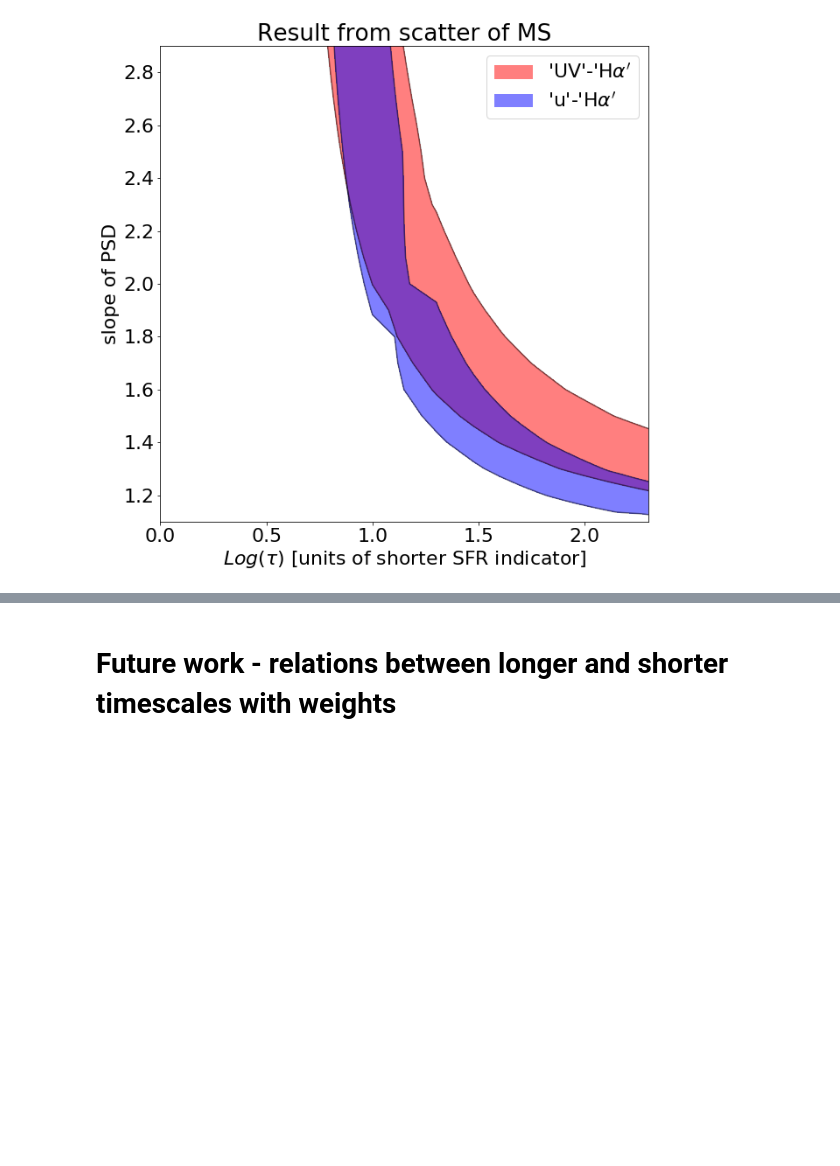
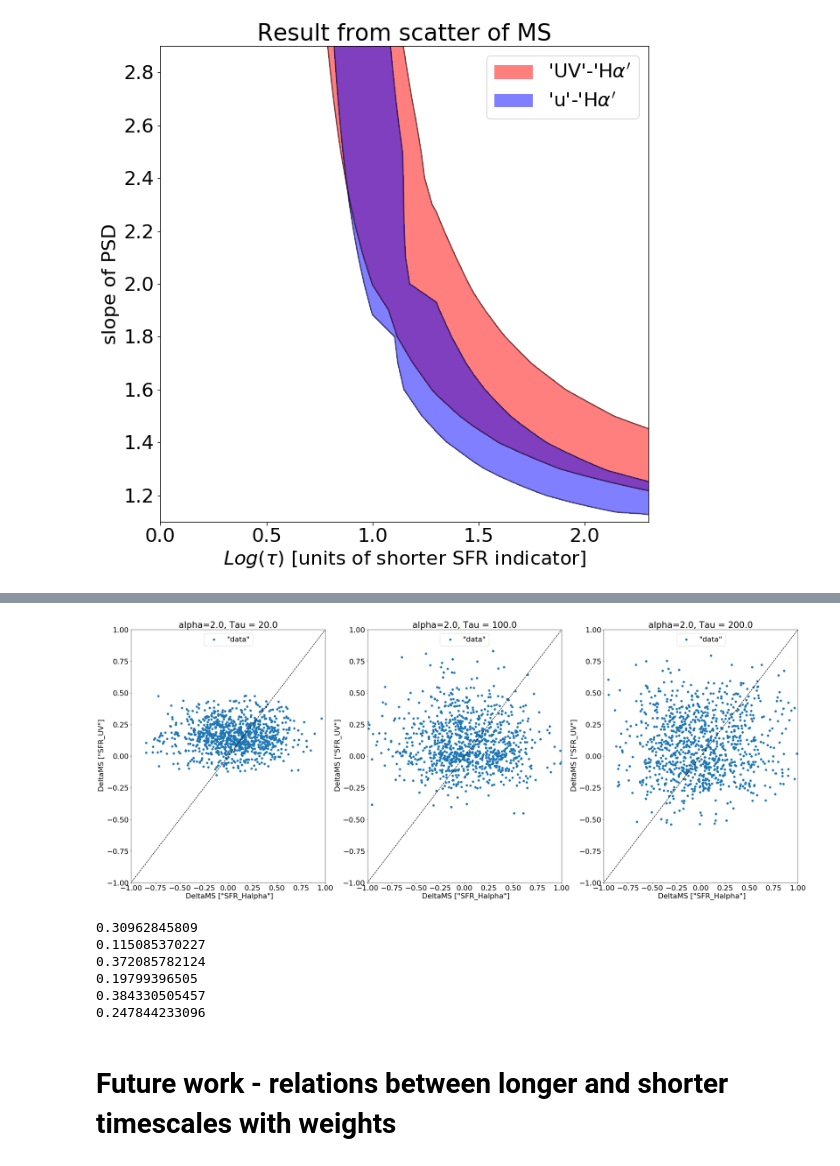
Before and after one commit to nevencaplar/Main-Sequence-Variability, a Jupyter notebook: Main_Sequence_Variability.ipynb, the cells around one changed output, grey strips where cells are left out. Saved outputs shown, nothing was run; the diff lists cells and outputs as text; code cells hidden in the pictures; blank space fills up the shorter version.

```diff
--- a/Main_Sequence_Variability.ipynb
+++ b/Main_Sequence_Variability.ipynb
@@ -880,3 +954,62 @@ ax.set_ylabel('slope of PSD')
+# %%
+tau_Example1=(1/v_bend_Example1)/(2*np.pi)
+tau_Example2=(1/v_bend_Example2)/(2*np.pi)
+tau_Example3=(1/v_bend_Example3)/(2*np.pi)
+# %%
+plt.figure(figsize=(30,12))
+
+plt.subplot(1,3,1)
+plt.scatter(delc_flux_Example1_convolved_decay_time1_sample,delc_flux_Example1_convolved_decay_time2_sample,label='"data"')
+plt.plot(np.arange(-3,3,0.01),np.arange(-3,3,0.01),color='black',ls='--')
+plt.xlabel(' DeltaMS ["SFR_Halpha"]')
+plt.ylabel(' DeltaMS ["SFR_UV"]')
+plt.legend(loc='upper center')
+plt.title("alpha="+str(a_low)+", Tau = "+str(tau_Example1))
+plt.xlim(-1,1)
+plt.ylim(-1,1)
+#plt.text(-0.4, -0.85,"Scatter of MS in UV (data): "+"%.2f" % round(np.std(res_Example1[:,1]),2),{'color': 'black', 'fontsize': 20})
+#plt.text(-0.4, -0.95,"Scatter of MS in UV (theoretical): "+"%.2f" % round(get_scatter_MS(tau_Example1,a_low)[Tmax-1][1]*0.4,2),{'color': 'black', 'fontsize': 20})
+
+plt.subplot(1,3,2)
+plt.scatter(delc_flux_Example2_convolved_decay_time1_sample,delc_flux_Example2_convolved_decay_time2_sample,label='"data"')
+plt.plot(np.arange(-3,3,0.01),np.arange(-3,3,0.01),color='black',ls='--')
+plt.xlabel(' DeltaMS ["SFR_Halpha"]')
+plt.ylabel(' DeltaMS ["SFR_UV"]')
+plt.legend(loc='upper center')
+plt.title("alpha="+str(a_low)+", Tau = "+str(tau_Example2))
+plt.xlim(-1,1)
+plt.ylim(-1,1)
+
+plt.subplot(1,3,3)
+plt.scatter(delc_flux_Example3_convolved_decay_time1_sample,delc_flux_Example3_convolved_decay_time2_sample,label='"data"')
+plt.plot(np.arange(-3,3,0.01),np.arange(-3,3,0.01),color='black',ls='--')
+plt.xlabel(' DeltaMS ["SFR_Halpha"]')
+plt.ylabel(' DeltaMS ["SFR_UV"]')
+plt.legend(loc='upper center')
+plt.title("alpha="+str(a_low)+", Tau = "+str(tau_Example3))
+plt.xlim(-1,1)
+plt.ylim(-1,1)
+
+
+plt.tight_layout(pad=0.4, w_pad=0.5, h_pad=1.0)
+# %% [output]
+[figure, added]
+# %%
+print(np.std(delc_flux_Example1_convolved_decay_time1_sample))
+print(np.std(delc_flux_Example1_convolved_decay_time2_sample))
+
+print(np.std(delc_flux_Example2_convolved_decay_time1_sample))
+print(np.std(delc_flux_Example2_convolved_decay_time2_sample))
+
+print(np.std(delc_flux_Example3_convolved_decay_time1_sample))
+print(np.std(delc_flux_Example3_convolved_decay_time2_sample))
+# %% [output]
+0.30962845809
+0.115085370227
+0.372085782124
+0.19799396505
+0.384330505457
+0.247844233096
 # %% [markdown]
 # Future work  - relations between longer and shorter timescales with weights
 # %% [markdown]
```
Also changed, not shown: parts of 12 cells of this notebook.
